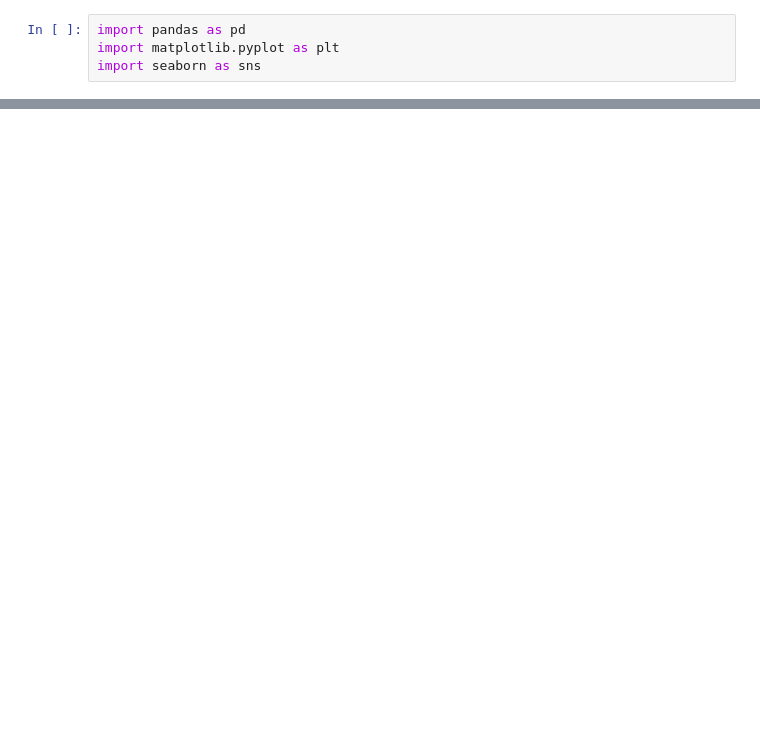
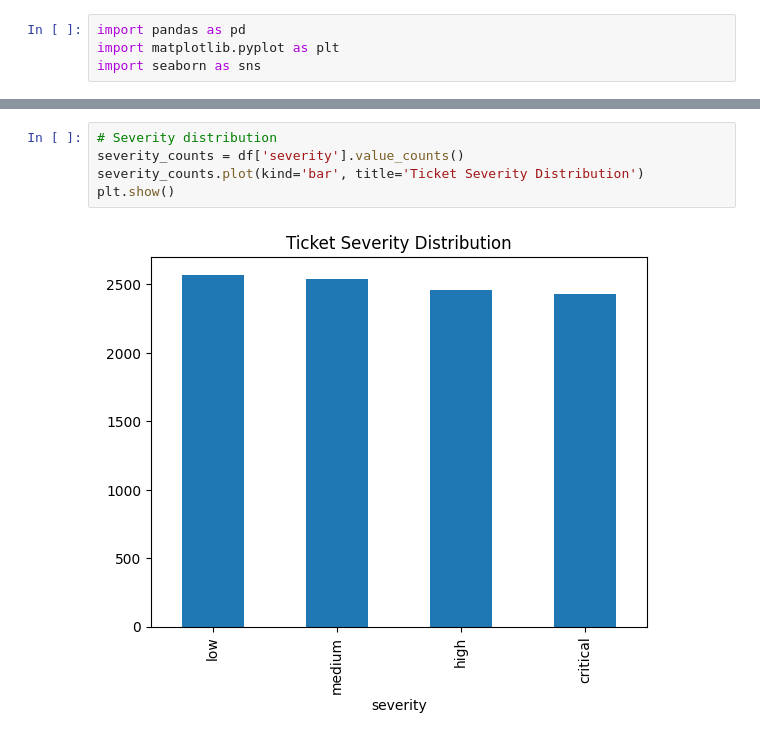
Before and after one commit to pain459/LP, a Jupyter notebook: projects/data_analysis_projects/ticket_analysis/analysis_workbook.ipynb, the cells around one changed output, grey strips where cells are left out. Drawn from its saved outputs; the diff is of its cells as text; blank space fills up the shorter version.

Commit message:
EDA on the tickets dataset.

```diff
--- a/projects/data_analysis_projects/ticket_analysis/analysis_workbook.ipynb
+++ b/projects/data_analysis_projects/ticket_analysis/analysis_workbook.ipynb
@@ -13,3 +13,10 @@ df.head()
 | 2 | high | 100007 | Cannot connect to printer | 08/12/2023 14:08:28 IST | 08/14/2023 23:08:28 IST | Service 4 |
 | 3 | high | 100010 | Low ink warning | 10/17/2023 21:51:06 IST | 10/18/2023 13:51:06 IST | Service 2 |
 | 4 | medium | 100012 | Cannot connect to printer | 03/21/2023 11:02:31 IST | 03/23/2023 00:02:31 IST | Service 7 |
+# %%
+# Severity distribution
+severity_counts = df['severity'].value_counts()
+severity_counts.plot(kind='bar', title='Ticket Severity Distribution')
+plt.show()
+# %% [output]
+[figure, added]
```
Also changed, not shown: parts of 7 cells of this notebook.
